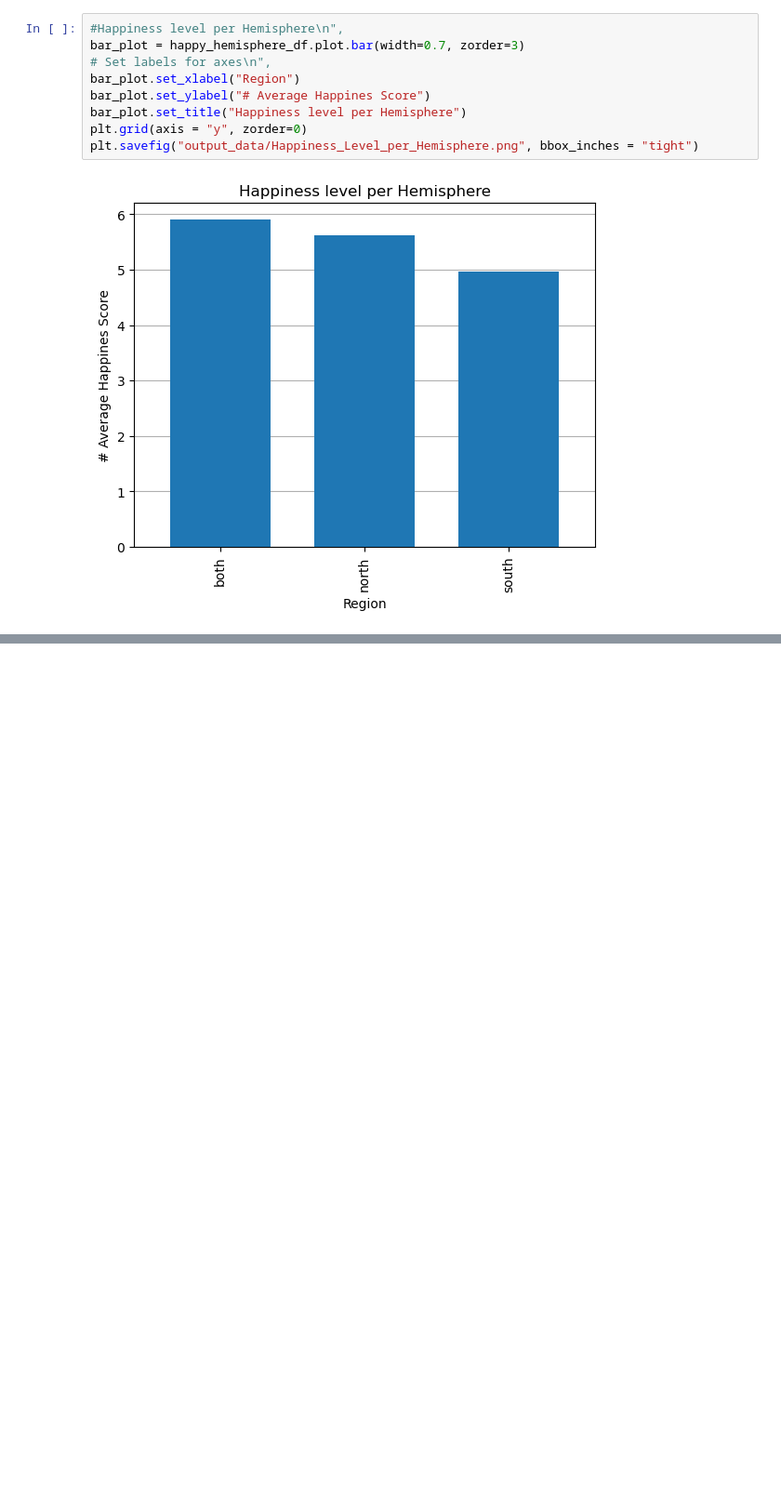
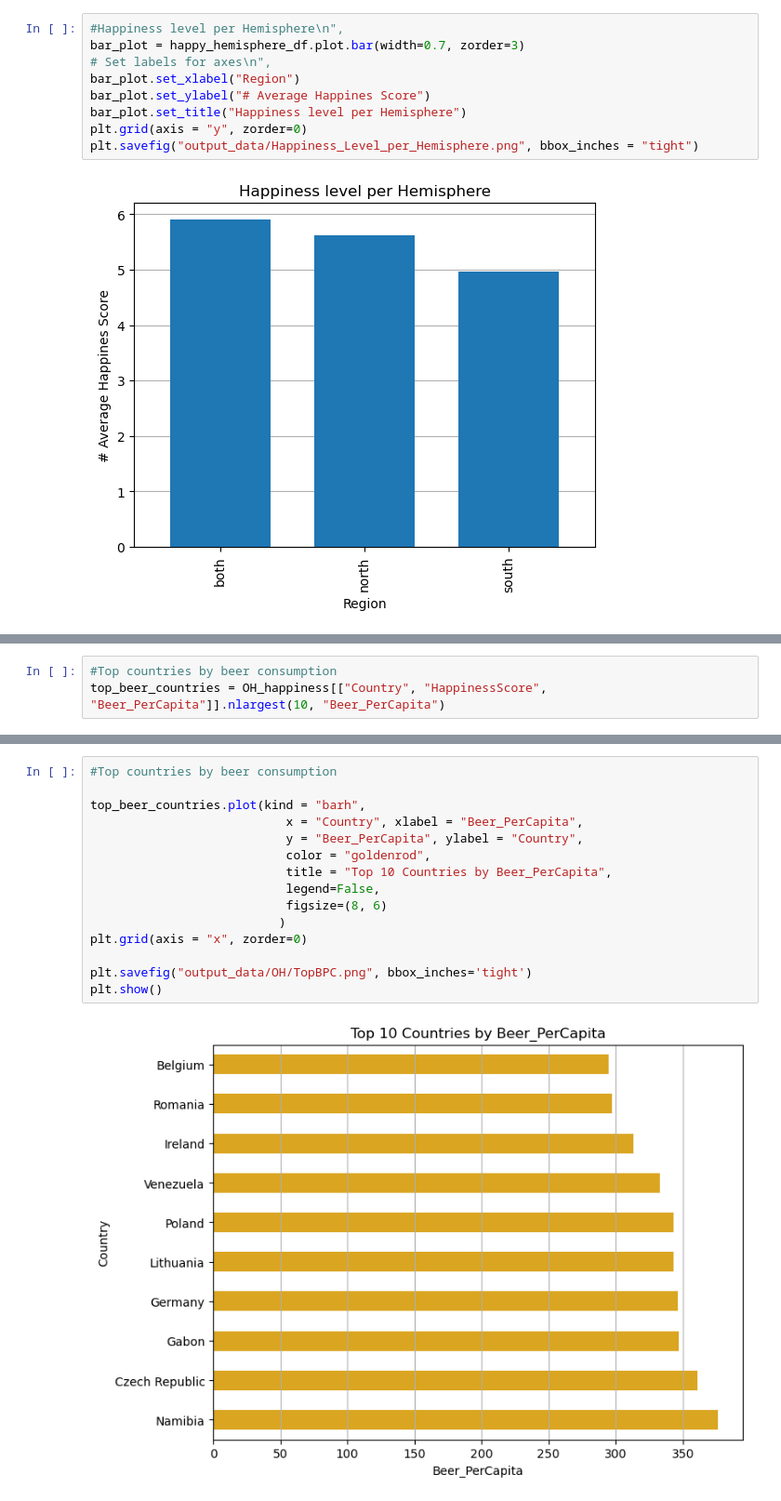
Before and after one commit to mattcaseycpa/project1, a Jupyter notebook: project.ipynb, the cells around one changed output, grey strips where cells are left out. Shown at 93% size. Saved outputs shown, nothing was run; the diff lists cells and outputs as text; blank space fills up the shorter version.

Commit message:
Top & bottom 10 countries by beverage consumption

```diff
--- a/project.ipynb
+++ b/project.ipynb
@@ -793,3 +796,6 @@ OH_happiness = merged_data_complete[["Country", "HappinessScore", "Beer_PerCapit
 len(OH_happiness)
 # %% [output]
 121
+# %%
+#Top countries by beer consumption
+top_beer_countries = OH_happiness[["Country", "HappinessScore", "Beer_PerCapita"]].nlargest(10, "Beer_PerCapita")
@@ -795,0 +814,17 @@ len(OH_happiness)
+# %%
+#Top countries by beer consumption
+
+top_beer_countries.plot(kind = "barh",
+                           x = "Country", xlabel = "Beer_PerCapita",
+                           y = "Beer_PerCapita", ylabel = "Country",
+                           color = "goldenrod",
+                           title = "Top 10 Countries by Beer_PerCapita",
+                           legend=False,
+                           figsize=(8, 6)
+                          )
+plt.grid(axis = "x", zorder=0)
+
+plt.savefig("output_data/OH/TopBPC.png", bbox_inches='tight')
+plt.show()
+# %% [output]
+[figure, added]
```
Also changed, not shown: parts of 16 cells of this notebook, 6 other files.
